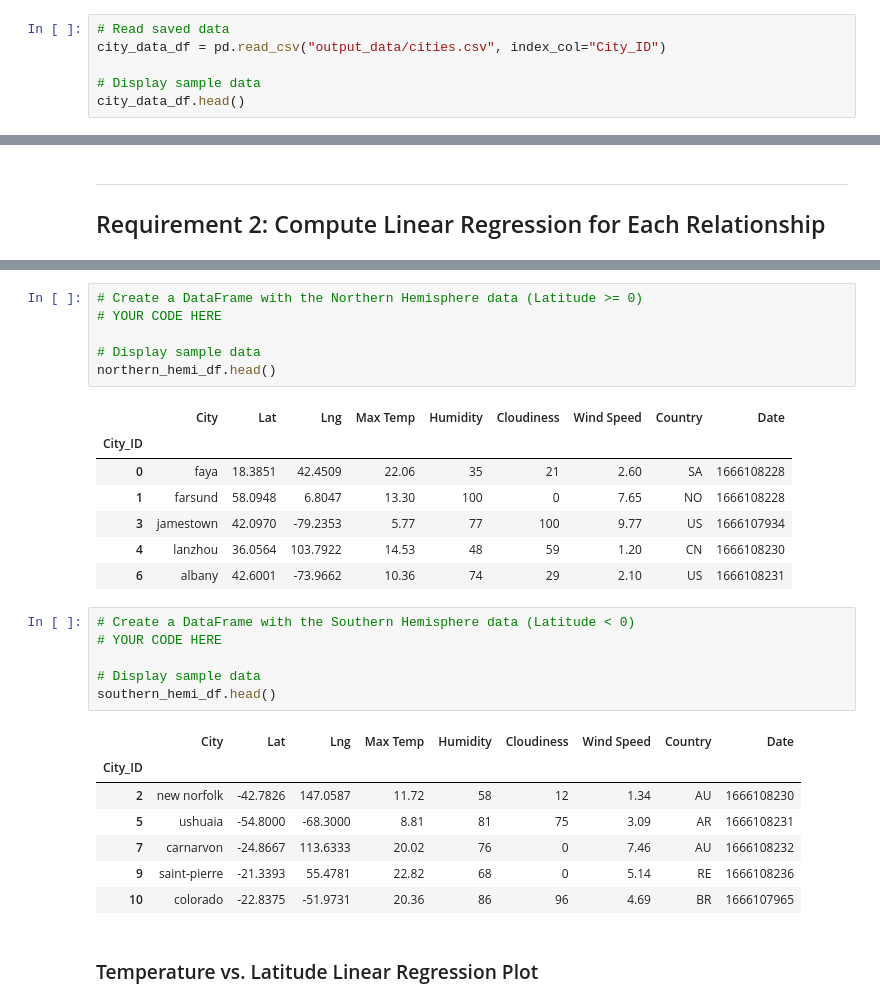
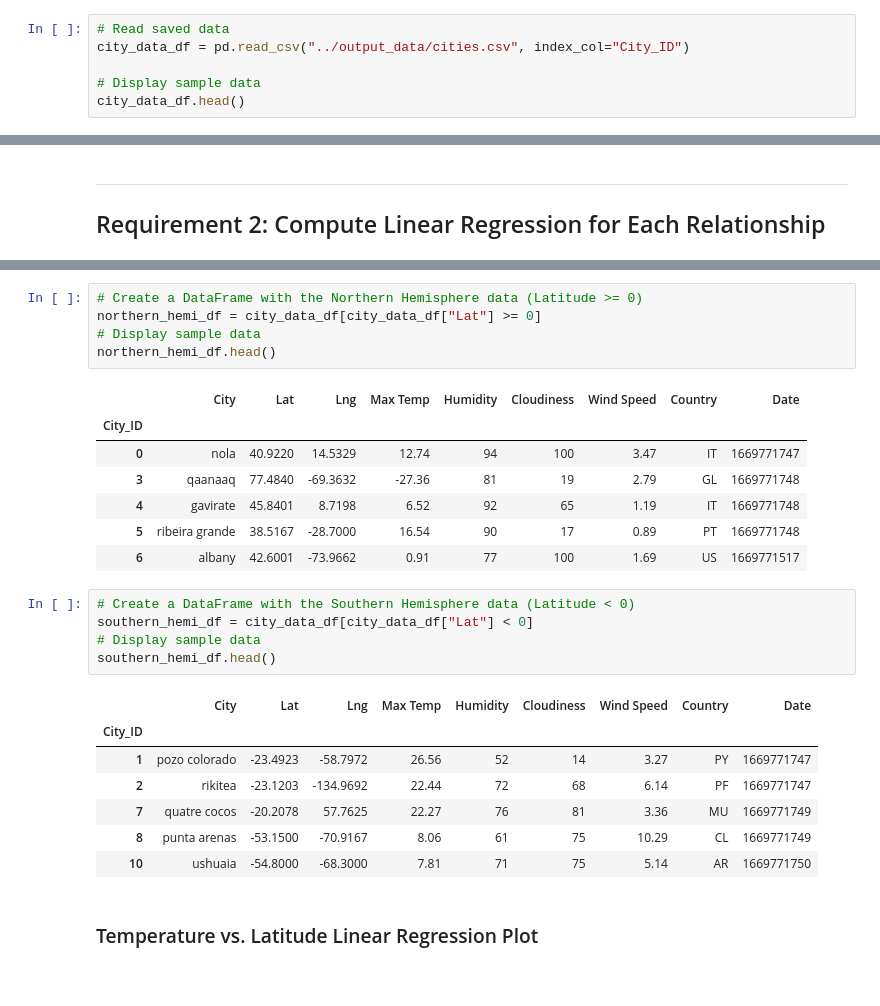
Before and after one commit to lilstanli/python-api-challenge, a Jupyter notebook: starter_code/WeatherPy.ipynb, the cells around one changed output, grey strips where cells are left out. Saved outputs shown, nothing was run; the diff lists cells and outputs as text.

```diff
--- a/starter_code/WeatherPy.ipynb
+++ b/starter_code/WeatherPy.ipynb
@@ -172,6 +177,6 @@ city_data_df.to_csv("output_data/cities.csv", index_label="City_ID")
 # %%
 # Read saved data
-city_data_df = pd.read_csv("output_data/cities.csv", index_col="City_ID")
+city_data_df = pd.read_csv("../output_data/cities.csv", index_col="City_ID")
 
 # Display sample data
 city_data_df.head()
@@ -259,31 +310,29 @@ plt.show()
 # %%
 # Create a DataFrame with the Northern Hemisphere data (Latitude >= 0)
-# YOUR CODE HERE
-
+northern_hemi_df = city_data_df[city_data_df["Lat"] >= 0]
 # Display sample data
 northern_hemi_df.head()
 # %% [output]
 |  | City | Lat | Lng | Max Temp | Humidity | Cloudiness | Wind Speed | Country | Date |
 | City_ID |  |  |  |  |  |  |  |  |  |
-| 0 | faya | 18.3851 | 42.4509 | 22.06 | 35 | 21 | 2.60 | SA | 1666108228 |
-| 1 | farsund | 58.0948 | 6.8047 | 13.30 | 100 | 0 | 7.65 | NO | 1666108228 |
-| 3 | jamestown | 42.0970 | -79.2353 | 5.77 | 77 | 100 | 9.77 | US | 1666107934 |
-| 4 | lanzhou | 36.0564 | 103.7922 | 14.53 | 48 | 59 | 1.20 | CN | 1666108230 |
-| 6 | albany | 42.6001 | -73.9662 | 10.36 | 74 | 29 | 2.10 | US | 1666108231 |
+| 0 | nola | 40.9220 | 14.5329 | 12.74 | 94 | 100 | 3.47 | IT | 1669771747 |
+| 3 | qaanaaq | 77.4840 | -69.3632 | -27.36 | 81 | 19 | 2.79 | GL | 1669771748 |
+| 4 | gavirate | 45.8401 | 8.7198 | 6.52 | 92 | 65 | 1.19 | IT | 1669771748 |
+| 5 | ribeira grande | 38.5167 | -28.7000 | 16.54 | 90 | 17 | 0.89 | PT | 1669771748 |
+| 6 | albany | 42.6001 | -73.9662 | 0.91 | 77 | 100 | 1.69 | US | 1669771517 |
 # %%
 # Create a DataFrame with the Southern Hemisphere data (Latitude < 0)
-# YOUR CODE HERE
-
+southern_hemi_df = city_data_df[city_data_df["Lat"] < 0]
 # Display sample data
 southern_hemi_df.head()
 # %% [output]
 |  | City | Lat | Lng | Max Temp | Humidity | Cloudiness | Wind Speed | Country | Date |
 | City_ID |  |  |  |  |  |  |  |  |  |
-| 2 | new norfolk | -42.7826 | 147.0587 | 11.72 | 58 | 12 | 1.34 | AU | 1666108230 |
-| 5 | ushuaia | -54.8000 | -68.3000 | 8.81 | 81 | 75 | 3.09 | AR | 1666108231 |
-| 7 | carnarvon | -24.8667 | 113.6333 | 20.02 | 76 | 0 | 7.46 | AU | 1666108232 |
-| 9 | saint-pierre | -21.3393 | 55.4781 | 22.82 | 68 | 0 | 5.14 | RE | 1666108236 |
-| 10 | colorado | -22.8375 | -51.9731 | 20.36 | 86 | 96 | 4.69 | BR | 1666107965 |
+| 1 | pozo colorado | -23.4923 | -58.7972 | 26.56 | 52 | 14 | 3.27 | PY | 1669771747 |
+| 2 | rikitea | -23.1203 | -134.9692 | 22.44 | 72 | 68 | 6.14 | PF | 1669771747 |
+| 7 | quatre cocos | -20.2078 | 57.7625 | 22.27 | 76 | 81 | 3.36 | MU | 1669771749 |
+| 8 | punta arenas | -53.1500 | -70.9167 | 8.06 | 61 | 75 | 10.29 | CL | 1669771749 |
+| 10 | ushuaia | -54.8000 | -68.3000 | 7.81 | 71 | 75 | 5.14 | AR | 1669771750 |
 # %% [markdown]
 ###  Temperature vs. Latitude Linear Regression Plot
 # %%
```
Also changed, not shown: parts of 28 cells of this notebook, 10 other files.
